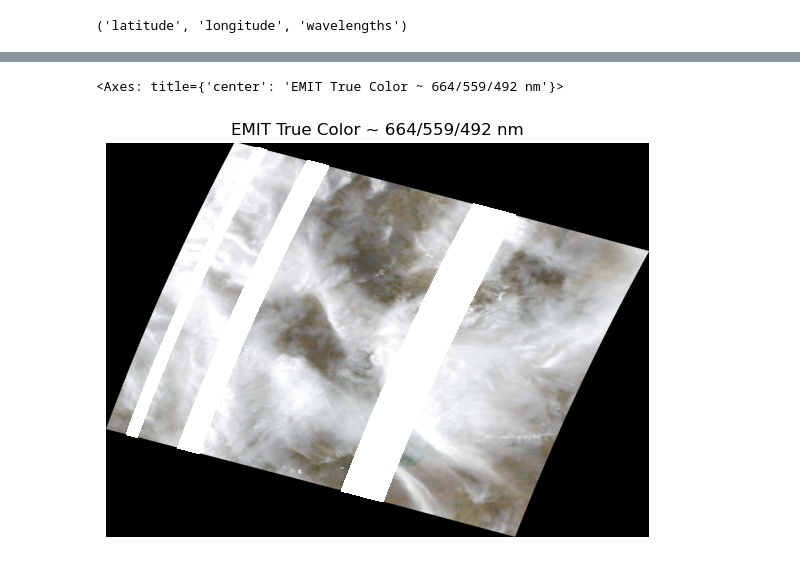
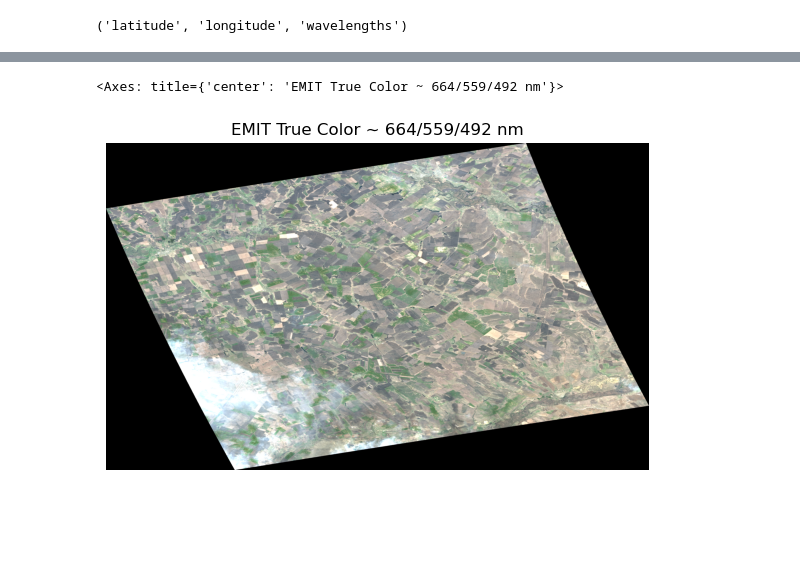
Before and after one commit to martasumyk/hyperspectral_super-resolution, a Jupyter notebook: EMIT_workflow_example.ipynb, the cells around one changed output, grey strips where cells are left out. Saved outputs shown, nothing was run; the diff lists cells and outputs as text; code cells hidden in the pictures; blank space fills up the shorter version.

```diff
--- a/EMIT_workflow_example.ipynb
+++ b/EMIT_workflow_example.ipynb
@@ -67,5 +65,5 @@ from EMIT_data.emit_tools import (
 # %%
-LAT = 48.3794
+LAT = 50.3794
 LON = 43.1656
 DATE = "2024-06-04"
 DAYS_BEFORE = 5
@@ -92,0 +89,2 @@ Found 1 granule(s).
+# %%
+picks = search(point=(LON, LAT), buffer_m=SEARCH_BUFFER_M, start=None, end=None, cloud_cover = (0.0,0.1))
@@ -204,5 +187,5 @@ BokehModel(combine_events=True, render_bundle={'docs_json': {'c256717f-ba08-4a39
 # %%
-emit_quicklook_matplotlib(ds_vis)
+emit_quicklook_matplotlib(ds_vis, white_balance=False, gamma = 1)
 # %% [output]
 <Axes: title={'center': 'EMIT True Color ~ 664/559/492 nm'}>
-[figure, old version]
+[figure, new version]
```
Also changed, not shown: parts of 12 cells of this notebook, 3 other files.
